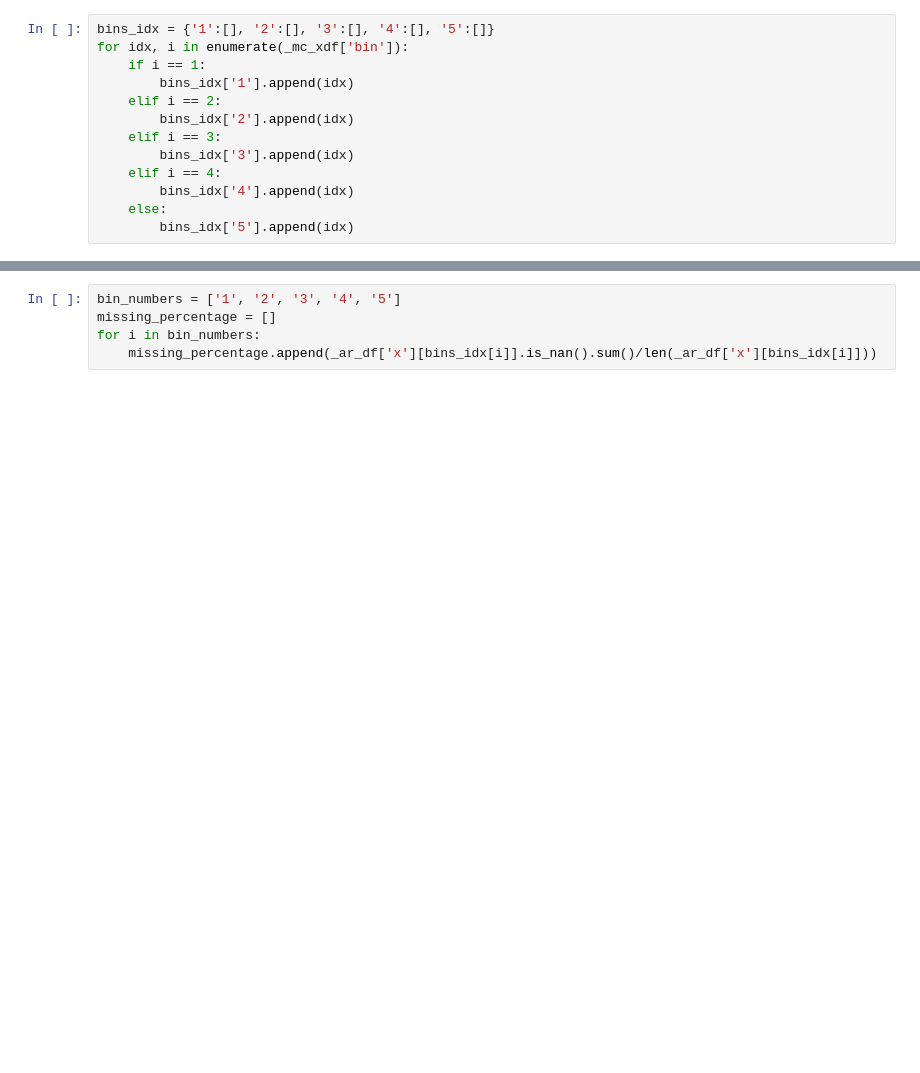
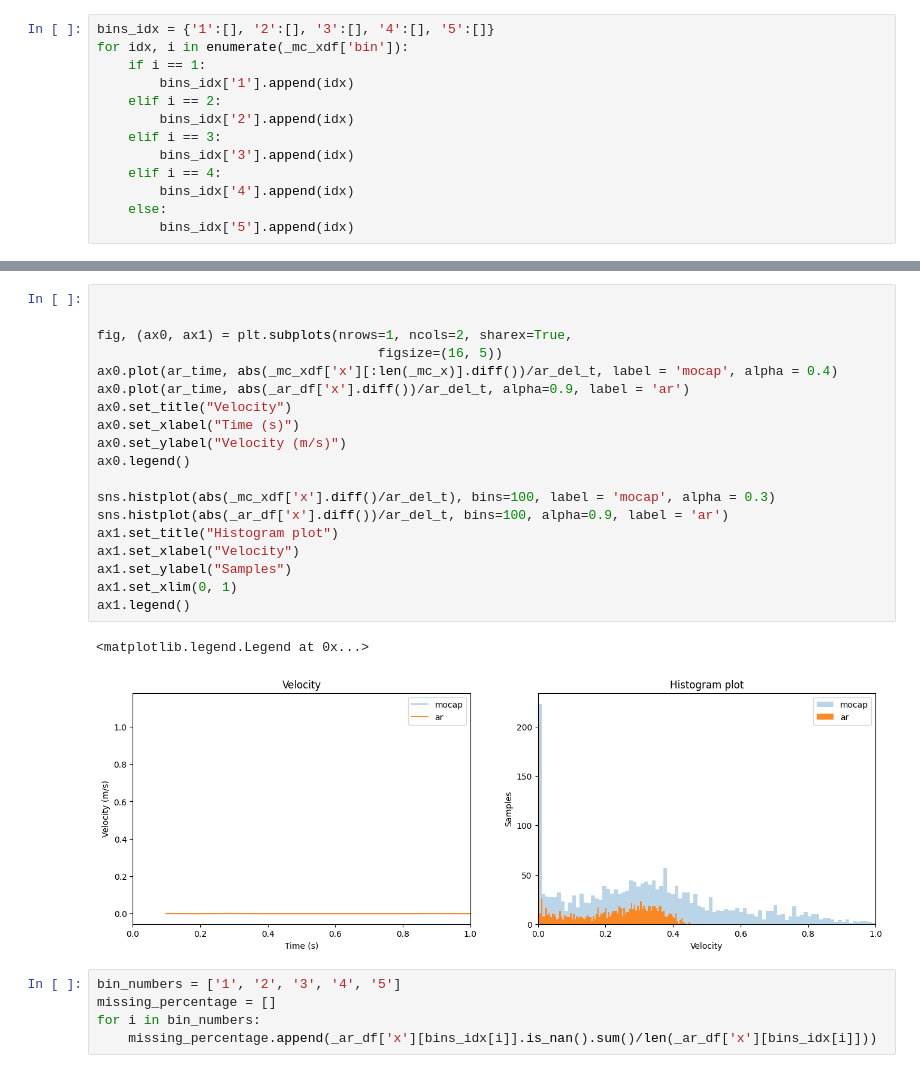
Before and after one commit to SujithChristopher/armbo, a Jupyter notebook: speed_bins/getting_bins.ipynb, the cells around one changed output, grey strips where cells are left out. Drawn from its saved outputs; the diff is of its cells as text; blank space fills up the shorter version.

```diff
--- a/speed_bins/getting_bins.ipynb
+++ b/speed_bins/getting_bins.ipynb
@@ -357,3 +365,25 @@ sns.histplot(abs(_mc_xdf['x'].diff()/ar_del_t), bins=100, label = 'mocap', alpha
+# %%
+
+
+fig, (ax0, ax1) = plt.subplots(nrows=1, ncols=2, sharex=True,
+                                    figsize=(16, 5))
+ax0.plot(ar_time, abs(_mc_xdf['x'][:len(_mc_x)].diff())/ar_del_t, label = 'mocap', alpha = 0.4)
+ax0.plot(ar_time, abs(_ar_df['x'].diff())/ar_del_t, alpha=0.9, label = 'ar')
+ax0.set_title("Velocity")
+ax0.set_xlabel("Time (s)")
+ax0.set_ylabel("Velocity (m/s)")
+ax0.legend()
+
+sns.histplot(abs(_mc_xdf['x'].diff()/ar_del_t), bins=100, label = 'mocap', alpha = 0.3)
+sns.histplot(abs(_ar_df['x'].diff())/ar_del_t, bins=100, alpha=0.9, label = 'ar')
+ax1.set_title("Histogram plot")
+ax1.set_xlabel("Velocity")
+ax1.set_ylabel("Samples")
+ax1.set_xlim(0, 1)
+ax1.legend()
+# %% [output]
+<matplotlib.legend.Legend at 0x...>
+[figure, added]
 # %%
 bin_numbers = ['1', '2', '3', '4', '5']
 missing_percentage = []
```
Also changed, not shown: parts of 3 cells of this notebook, 4 other files.
